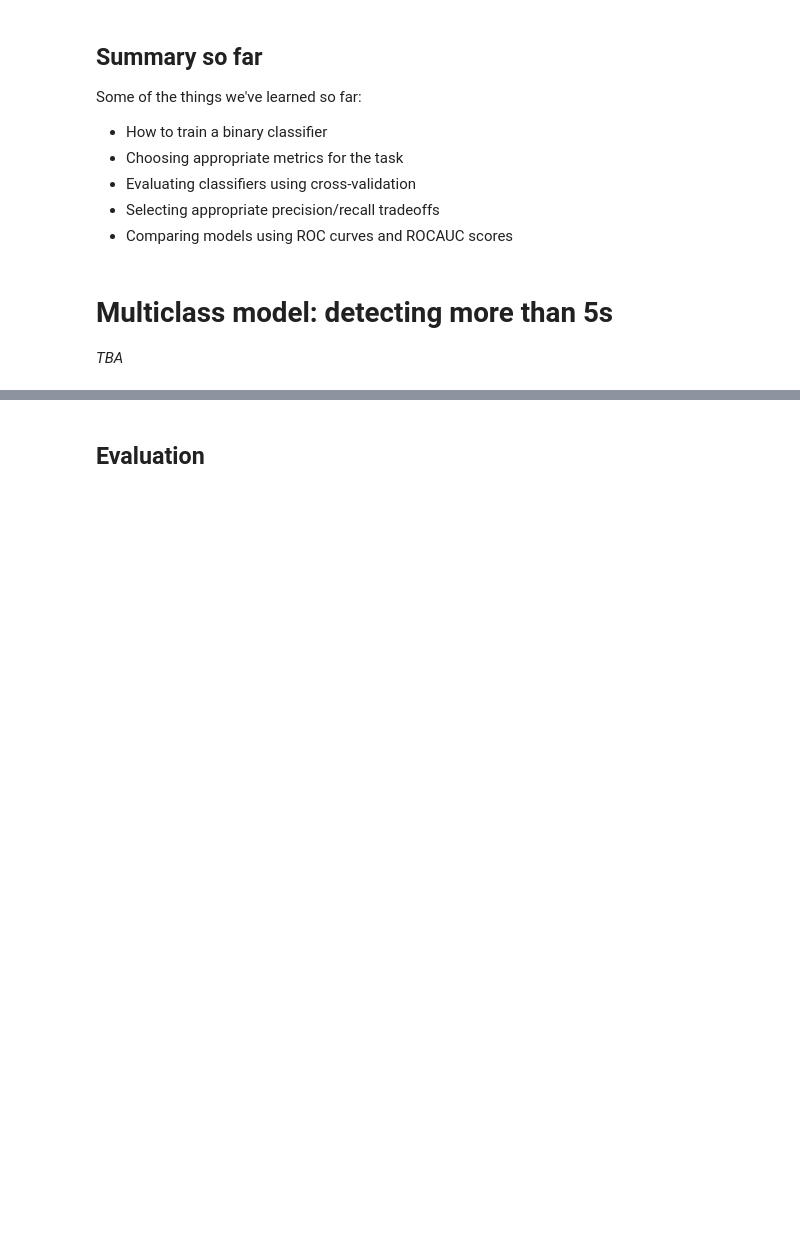
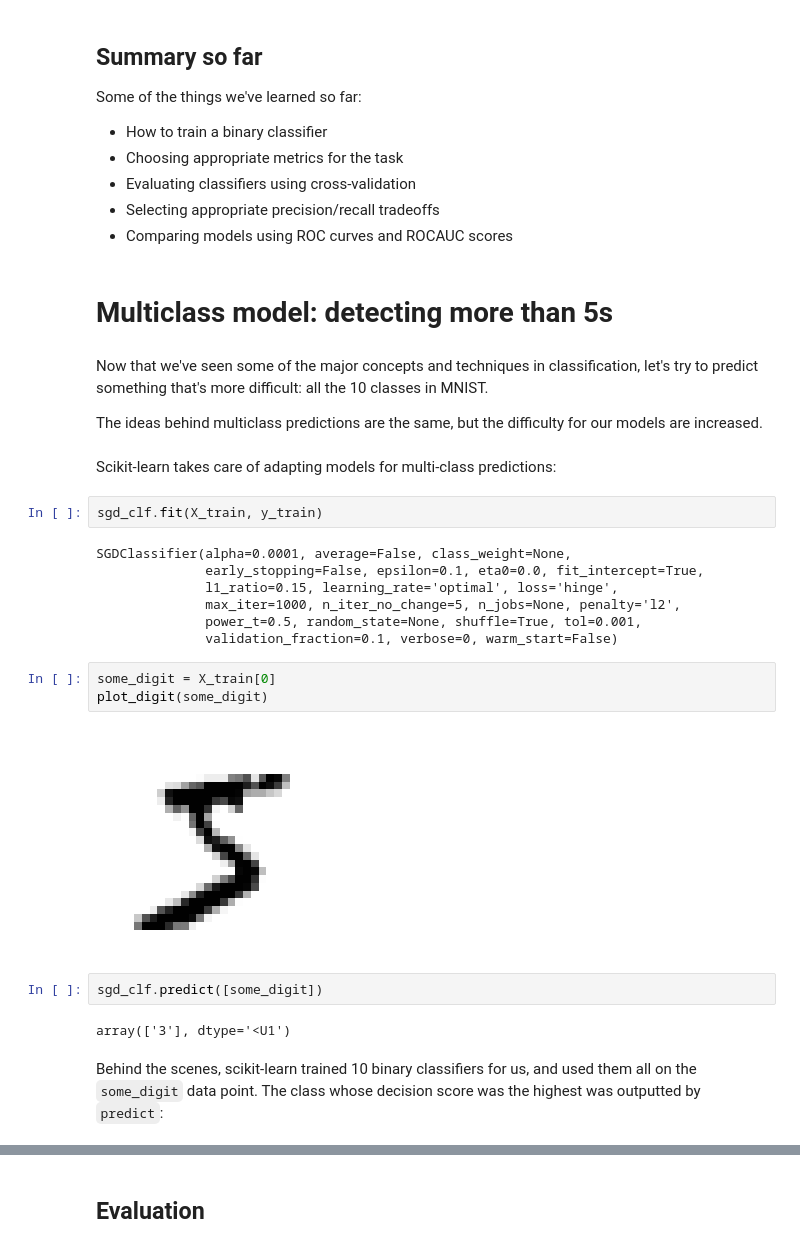
Before and after one commit to h183502/DAT158ML, a Jupyter notebook: Part2-classification/DAT158-Part2-Classification.ipynb, the cells around one changed output, grey strips where cells are left out. Drawn from its saved outputs; the diff is of its cells as text; blank space fills up the shorter version.

Commit message:
v1 of classification nb finished

```diff
--- a/Part2-classification/DAT158-Part2-Classification.ipynb
+++ b/Part2-classification/DAT158-Part2-Classification.ipynb
@@ -672,5 +783,29 @@ Some of the things we've learned so far:
 - Comparing models using ROC curves and ROCAUC scores
 # %% [markdown]
 # Multiclass model: detecting more than 5s
-
-*TBA*
+# %% [markdown]
+Now that we've seen some of the major concepts and techniques in classification, let's try to predict something that's more difficult: all the 10 classes in MNIST.
+
+The ideas behind multiclass predictions are the same, but the difficulty for our models are increased.
+# %% [markdown]
+Scikit-learn takes care of adapting models for multi-class predictions:
+# %%
+sgd_clf.fit(X_train, y_train)
+# %% [output]
+SGDClassifier(alpha=0.0001, average=False, class_weight=None,
+              early_stopping=False, epsilon=0.1, eta0=0.0, fit_intercept=True,
+              l1_ratio=0.15, learning_rate='optimal', loss='hinge',
+              max_iter=1000, n_iter_no_change=5, n_jobs=None, penalty='l2',
+              power_t=0.5, random_state=None, shuffle=True, tol=0.001,
+              validation_fraction=0.1, verbose=0, warm_start=False)
+# %%
+some_digit = X_train[0]
+plot_digit(some_digit)
+# %% [output]
+[figure, added]
+# %%
+sgd_clf.predict([some_digit])
+# %% [output]
+array(['3'], dtype='<U1')
+# %% [markdown]
+Behind the scenes, scikit-learn trained 10 binary classifiers for us, and used them all on the `some_digit` data point. The class whose decision score was the highest was outputted by `predict`:
```
Also changed, not shown: parts of 78 cells of this notebook.
